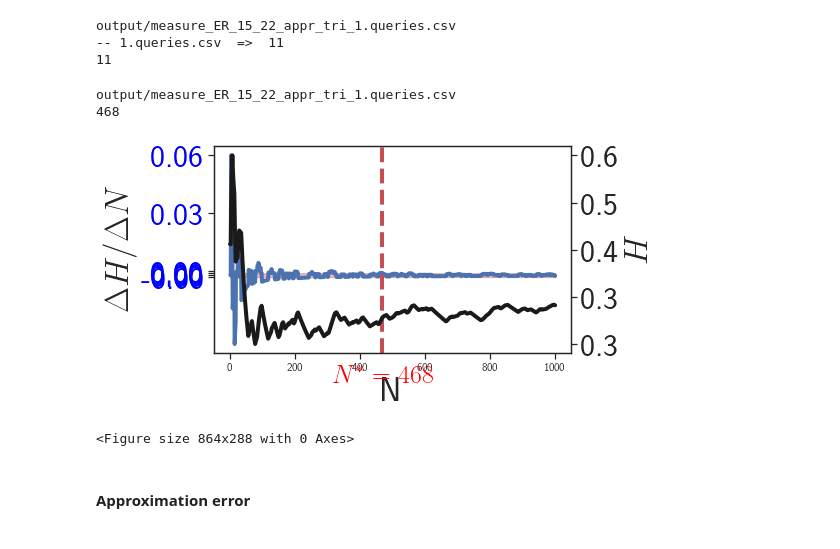
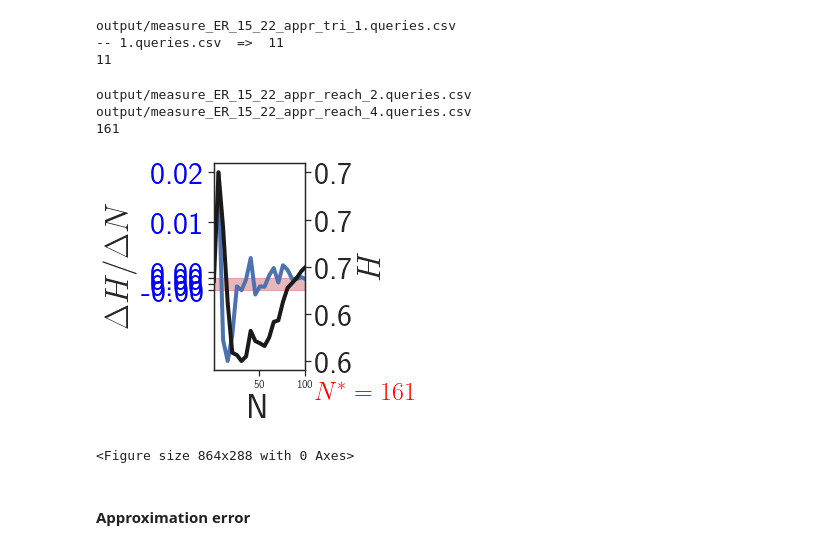
Before and after one commit to toggled/uncertainty, a Jupyter notebook: test.ipynb, the cells around one changed output. Saved outputs shown, nothing was run; the diff lists cells and outputs as text; code cells hidden in the pictures.

```diff
--- a/test.ipynb
+++ b/test.ipynb
@@ -244,9 +244,9 @@ output/measure_ER_15_22_appr_tri_1.queries.csv
 import pandas as pd
 from matplotlib.ticker import FormatStrFormatter
 
-# pr = 'reach'
+pr = 'reach'
 # pr = 'sp'
-pr='tri'
+# pr='tri'
 alg = 'appr'
 # alg = 'mcdij'
 # alg = 'mcbfs'
@@ -267,10 +267,10 @@ epsilon = [0.001,0.03][loop=='T']
 # epsilon = 0.03
 step = 5
 final = []
-# for q in [2,4]:
+for q in [2,4]:
 # for q in [2,4,6]:
 # for q in [1,2,3,4]:
-for q in [1]:
+# for q in [1]:
     qset = str(q)+'.queries.csv'
     # qset = str(q)+'.queries_NLoops.csv'
     fname = 'output/measure_'+data+'_'+alg+'_'+pr+'_'+qset
@@ -337,36 +337,37 @@ eps = np.ones_like(x)*epsilon
 plt.fill_between(x, zero - eps, zero + eps, color='r', alpha=0.4)
 
 plt.ylabel('$\Delta H/\Delta '+loop+'$',fontsize=fontsize)
 plt.xlabel(loop,fontsize=fontsize)
 ax.xaxis.set_major_formatter(FormatStrFormatter('%d'))
 # plt.xticks(np.linspace(avg_df[loop].min(),avg_df[loop].max()//2,3),fontsize=fontsize-2)
 plt.xticks([1,50,100], fontsize=fontsize-2)
 plt.yticks([-epsilon,0,epsilon]+np.linspace(2*epsilon,avg_df['dHdN'].max(),3).tolist(),fontsize=fontsize-2,color='blue')
 # plt.yticks([-0.03,0,0.03,0.06,avg_df['dHdN'].max()],fontsize=fontsize-2)
 # ax.rig
 # plt.yticks(fontsize=fontsize-2)
 ax2 = ax.twinx()
 avg_df.plot(loop,'H',ax=ax2,color='k',legend=None,lw=lw)
 plt.yticks(np.linspace(avg_df['H'].min(),avg_df['H'].max(),5),fontsize=fontsize-2)
 plt.ylabel('$H$',fontsize=fontsize)
 ax = plt.gca()
 if data == 'ER_15_22':
     ax.yaxis.set_major_formatter(FormatStrFormatter('%.1f'))
 else:
     ax.yaxis.set_major_formatter(FormatStrFormatter('%.2f'))
 # ax.set_yticks('left',fontsize=fontsize-2)
 # print(avg_df['H'])
 plt.xlim((1,100))
 # plt.legend(loc = 'upper left', fontsize=fontsize+6, bbox_to_anchor=(0.8,1.01),frameon = False,prop={"size":28})
 plt.tight_layout()
 plt.savefig('figs/er_'+alg+'_'+pr+'_'+loop+'loop.pdf')
 plt.show()
 plt.clf()
 # avg_df
 # %% [output]
-output/measure_ER_15_22_appr_tri_1.queries.csv
-468
+output/measure_ER_15_22_appr_reach_2.queries.csv
+output/measure_ER_15_22_appr_reach_4.queries.csv
+161
-[figure, old version]
+[figure, new version]
 <Figure size 864x288 with 0 Axes>
 # %% [markdown]
 #### Approximation error
```
Also changed, not shown: parts of 5 cells of this notebook, 3 other files.
